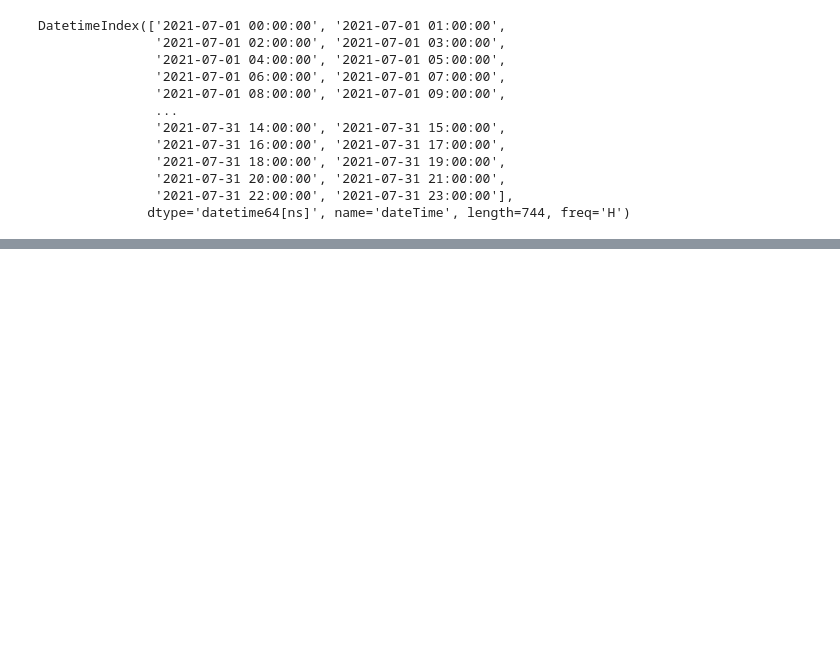
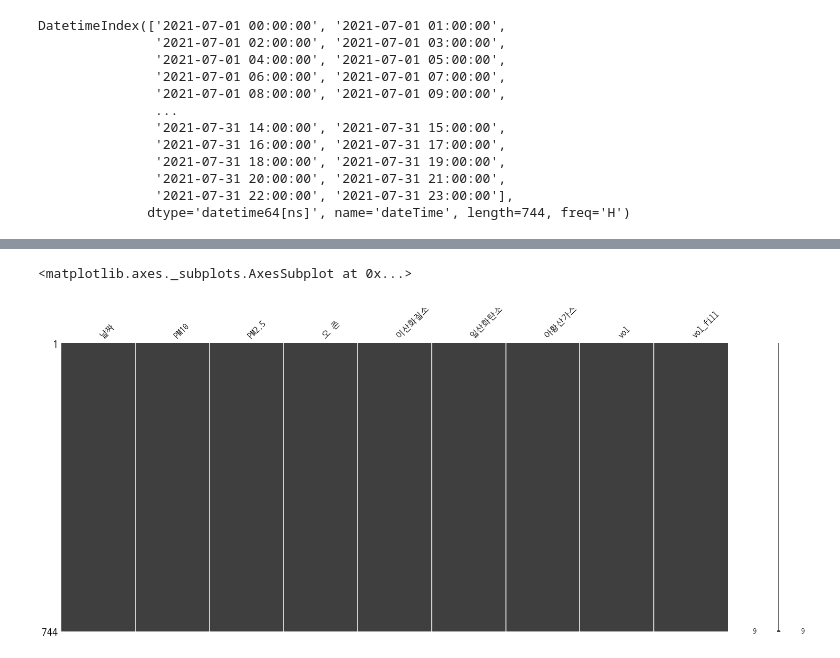
Before and after one commit to jessica8403/TIL, a Jupyter notebook: practice_22_01_10.ipynb, the cells around one changed output, grey strips where cells are left out. Cells and saved outputs as stored; diff of their text form; code cells hidden in the pictures; blank space fills up the shorter version.

```diff
--- a/practice_22_01_10.ipynb
+++ b/practice_22_01_10.ipynb
@@ -138,0 +176,3 @@ DatetimeIndex(['2021-07-01 00:00:00', '2021-07-01 01:00:00',
+# %%
+
+rawData['vol_fill'] = rawData['vol'].fillna( method='bfill')
@@ -138,0 +198,3 @@ DatetimeIndex(['2021-07-01 00:00:00', '2021-07-01 01:00:00',
+# %%
+rawData.fillna( method='ffill', inplace=True )
+rawData
@@ -138,0 +216,5 @@ DatetimeIndex(['2021-07-01 00:00:00', '2021-07-01 01:00:00',
+# %%
+missingno.matrix( rawData )
+# %% [output]
+<matplotlib.axes._subplots.AxesSubplot at 0x...>
+[figure, added]
```
Also changed, not shown: parts of 25 cells of this notebook.
